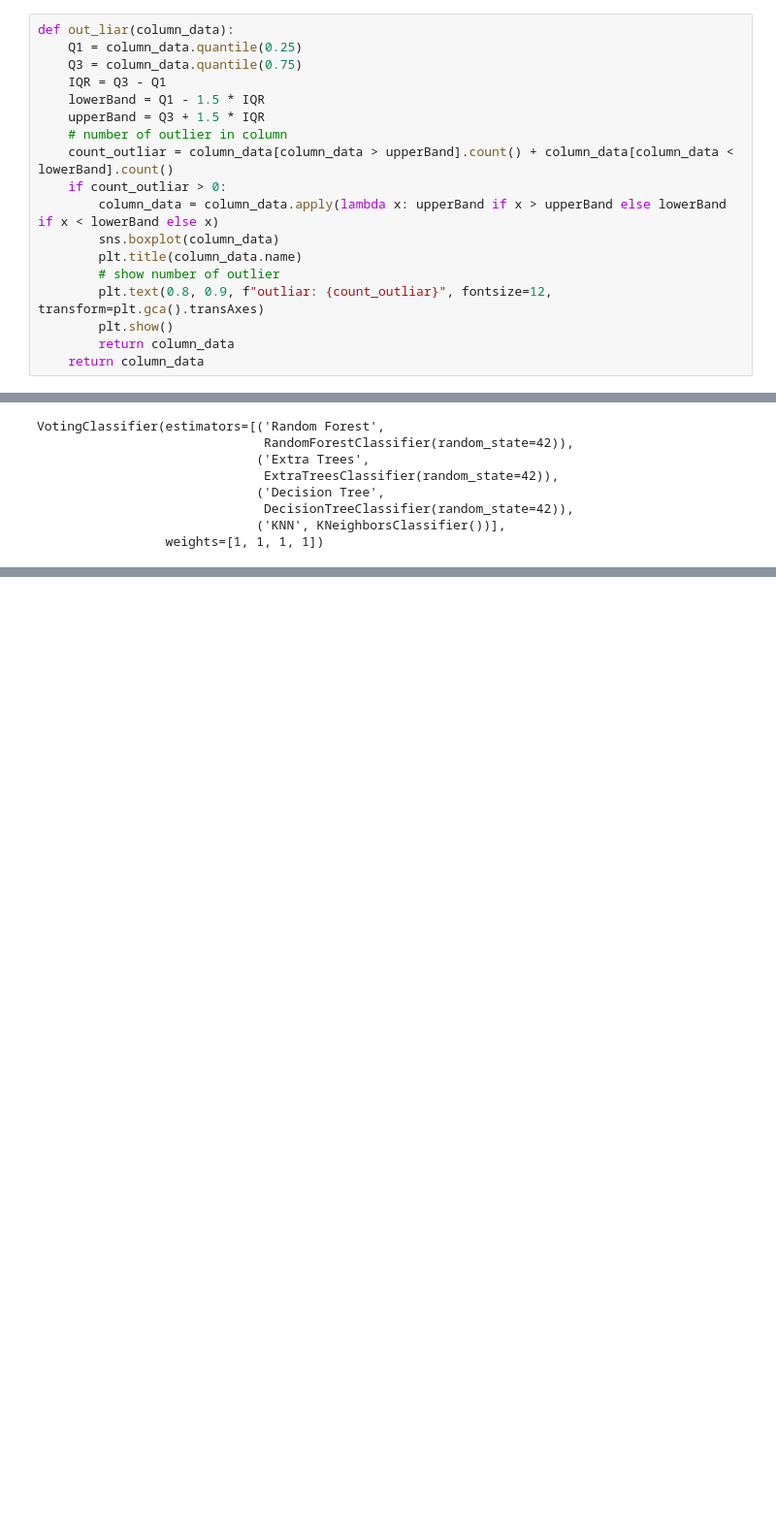
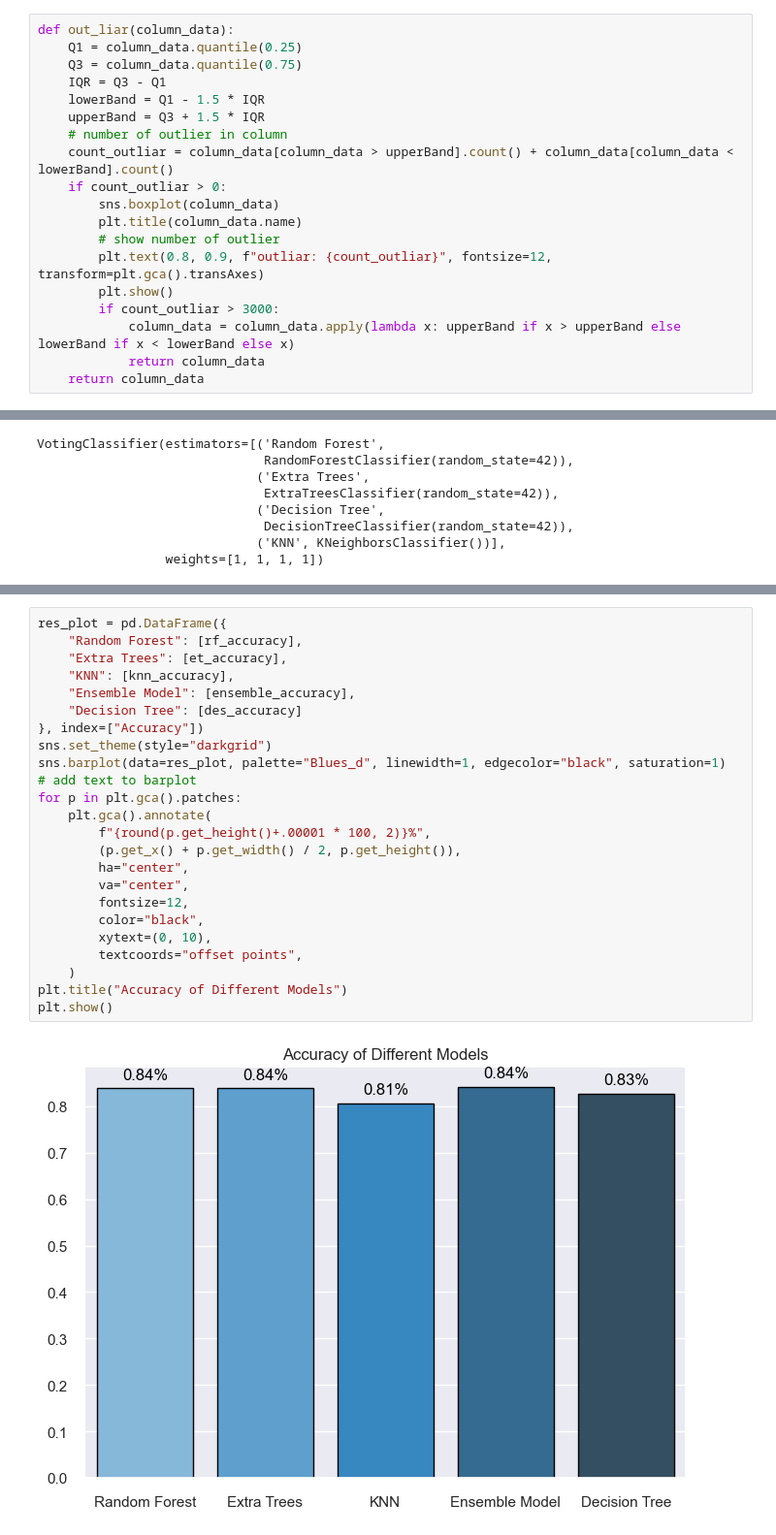
Before and after one commit to yaseen1998/AI_Orange_Course, a Jupyter notebook: Assigment_2/models_regression.ipynb, the cells around one changed output, grey strips where cells are left out. Shown at 97% size. Saved outputs shown, nothing was run; the diff lists cells and outputs as text; blank space fills up the shorter version.

```diff
--- a/Assigment_2/models_regression.ipynb
+++ b/Assigment_2/models_regression.ipynb
@@ -61,13 +61,14 @@ def out_liar(column_data):
     # number of outlier in column
     count_outliar = column_data[column_data > upperBand].count() + column_data[column_data < lowerBand].count()
     if count_outliar > 0:
-        column_data = column_data.apply(lambda x: upperBand if x > upperBand else lowerBand if x < lowerBand else x)
         sns.boxplot(column_data)
         plt.title(column_data.name)
         # show number of outlier
         plt.text(0.8, 0.9, f"outliar: {count_outliar}", fontsize=12, transform=plt.gca().transAxes)
         plt.show()
-        return column_data
+        if count_outliar > 3000:
+            column_data = column_data.apply(lambda x: upperBand if x > upperBand else lowerBand if x < lowerBand else x)
+            return column_data
     return column_data
 # %%
 features=[
@@ -230,3 +233,29 @@ NameError: name 'accuracy_score' is not defined
+# %%
+res_plot = pd.DataFrame({
+    "Random Forest": [rf_accuracy],
+    "Extra Trees": [et_accuracy],
+    "KNN": [knn_accuracy],
+    "Ensemble Model": [ensemble_accuracy],
+    "Decision Tree": [des_accuracy]
+}, index=["Accuracy"])
+sns.set_theme(style="darkgrid")
+sns.barplot(data=res_plot, palette="Blues_d", linewidth=1, edgecolor="black", saturation=1)
+# add text to barplot
+for p in plt.gca().patches:
+    plt.gca().annotate(
+        f"{round(p.get_height()+.00001 * 100, 2)}%",
+        (p.get_x() + p.get_width() / 2, p.get_height()),
+        ha="center",
+        va="center",
+        fontsize=12,
+        color="black",
+        xytext=(0, 10),
+        textcoords="offset points",
+    )
+plt.title("Accuracy of Different Models")
+plt.show()
+# %% [output]
+[figure, added]
 # %%
 cross_val_rf = cross_val_predict(rf_model, x_train_sm, y_train_sm, cv=10)
 cross_val_et = cross_val_predict(et_model, x_train_sm, y_train_sm, cv=10)
```
Also changed, not shown: parts of 5 cells of this notebook, 1 other file.
